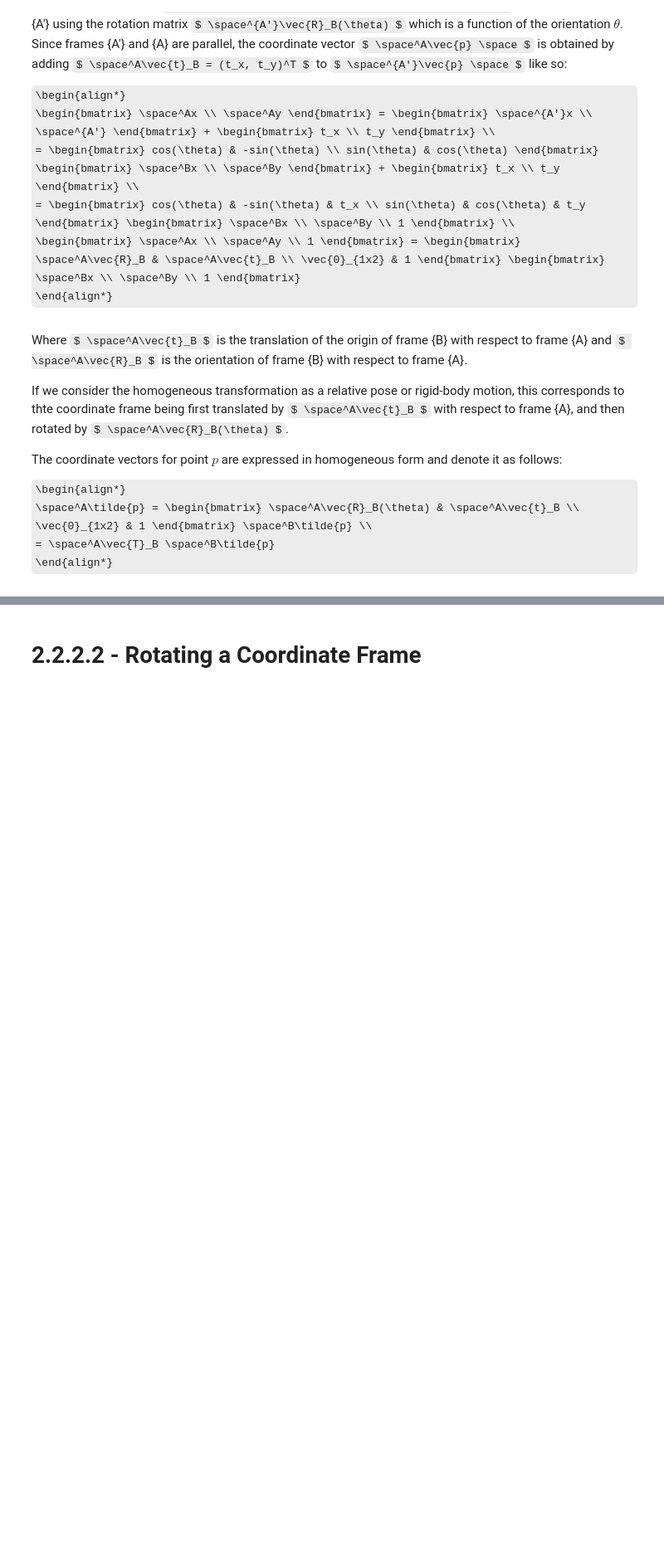
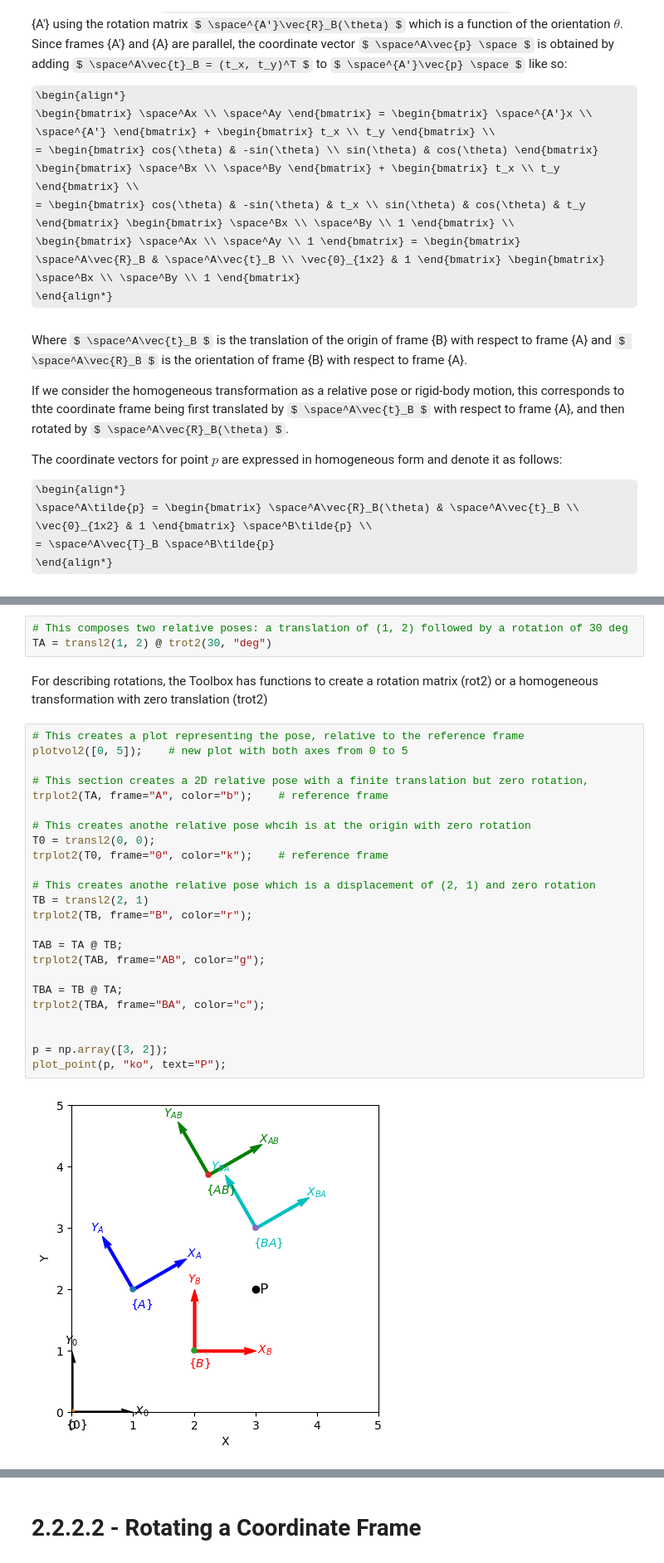
Before and after one commit to taylor-tomblin/ece3641-2023-assignments, a Jupyter notebook: assignment-2/chapter-2.ipynb, the cells around one changed output, grey strips where cells are left out. Shown at 83% size. Saved outputs shown, nothing was run; the diff lists cells and outputs as text; some formulas as TeX source; blank space fills up the shorter version.

```diff
--- a/assignment-2/chapter-2.ipynb
+++ b/assignment-2/chapter-2.ipynb
@@ -142,0 +160,31 @@ $ \xi $ as an $ \vec{SE}(2) $ matrix: For the case of rotation and translation i
+# %%
+# This composes two relative poses: a translation of (1, 2) followed by a rotation of 30 deg
+TA = transl2(1, 2) @ trot2(30, "deg")
+# %% [markdown]
+For describing rotations, the Toolbox has functions to create a rotation matrix (rot2) or a homogeneous transformation with zero translation (trot2)
+# %%
+# This creates a plot representing the pose, relative to the reference frame
+plotvol2([0, 5]);    # new plot with both axes from 0 to 5
+
+# This section creates a 2D relative pose with a finite translation but zero rotation,
+trplot2(TA, frame="A", color="b");    # reference frame
+
+# This creates anothe relative pose whcih is at the origin with zero rotation
+T0 = transl2(0, 0);
+trplot2(T0, frame="0", color="k");    # reference frame
+
+# This creates anothe relative pose which is a displacement of (2, 1) and zero rotation
+TB = transl2(2, 1)
+trplot2(TB, frame="B", color="r");
+
+TAB = TA @ TB;
+trplot2(TAB, frame="AB", color="g");
+
+TBA = TB @ TA;
+trplot2(TBA, frame="BA", color="c");
+
+
+p = np.array([3, 2]);
+plot_point(p, "ko", text="P");
+# %% [output]
+[figure, added]
```
Also changed, not shown: parts of 9 cells of this notebook.
